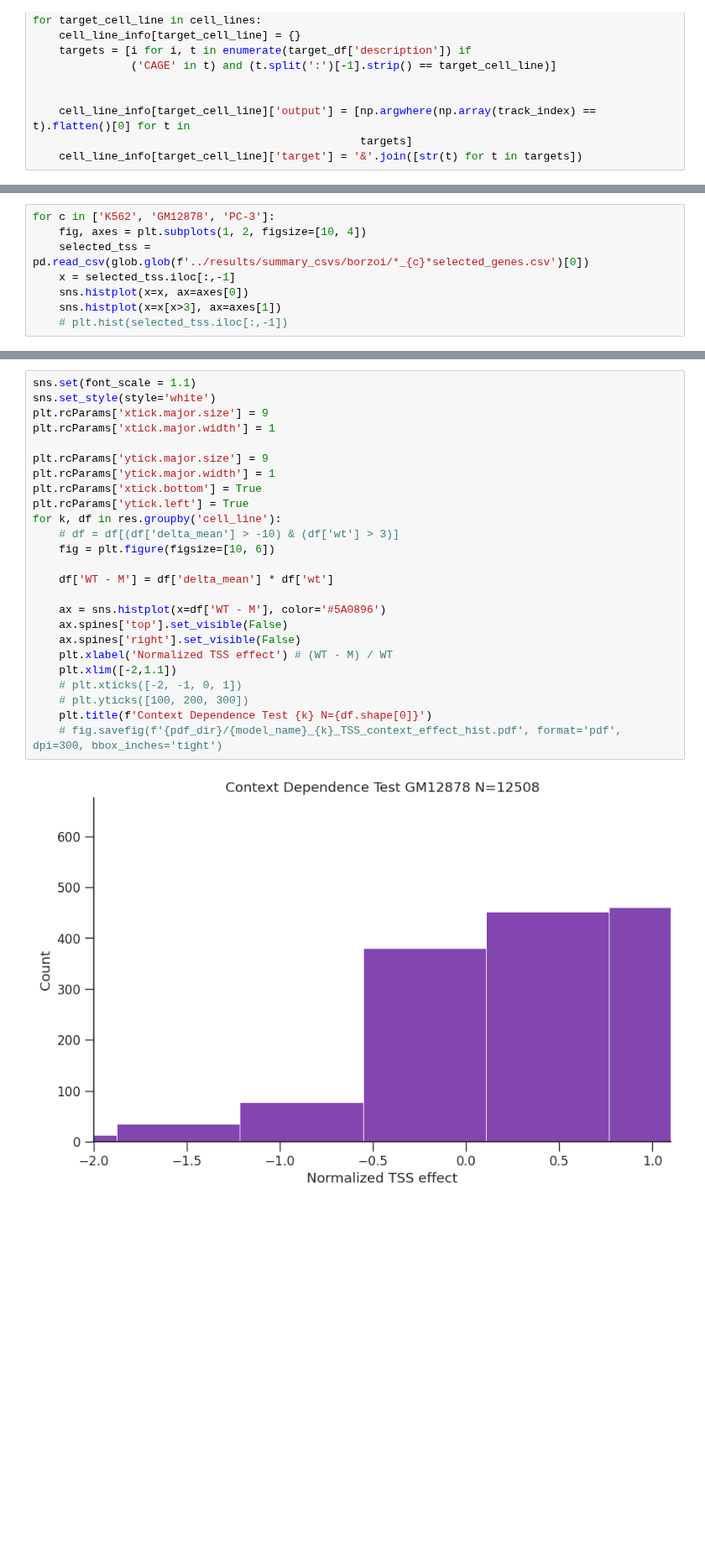
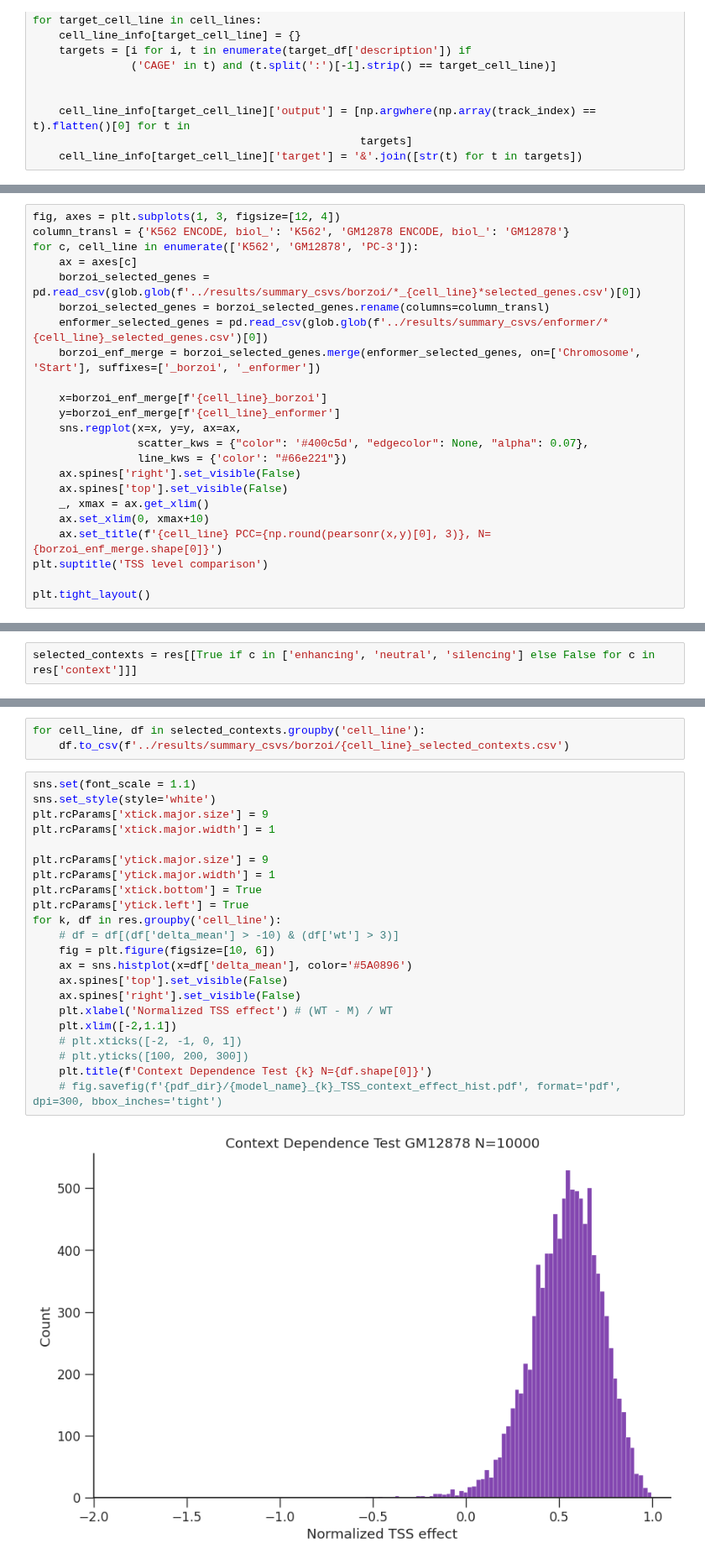
Before and after one commit to p-koo/creme-nn, a Jupyter notebook: figures/Borzoi.ipynb, the cells around one changed output, grey strips where cells are left out. Shown at 84% size. Drawn from its saved outputs; the diff is of its cells as text; blank space fills up the shorter version.

```diff
--- a/figures/Borzoi.ipynb
+++ b/figures/Borzoi.ipynb
@@ -45,0 +79,23 @@ Number of overlapping top selected genes in PC-3 = 7752
+# %%
+fig, axes = plt.subplots(1, 3, figsize=[12, 4])
+column_transl = {'K562 ENCODE, biol_': 'K562', 'GM12878 ENCODE, biol_': 'GM12878'}
+for c, cell_line in enumerate(['K562', 'GM12878', 'PC-3']):
+    ax = axes[c]
+    borzoi_selected_genes = pd.read_csv(glob.glob(f'../results/summary_csvs/borzoi/*_{cell_line}*selected_genes.csv')[0])
+    borzoi_selected_genes = borzoi_selected_genes.rename(columns=column_transl)
+    enformer_selected_genes = pd.read_csv(glob.glob(f'../results/summary_csvs/enformer/*{cell_line}_selected_genes.csv')[0])
+    borzoi_enf_merge = borzoi_selected_genes.merge(enformer_selected_genes, on=['Chromosome', 'Start'], suffixes=['_borzoi', '_enformer'])
+
+    x=borzoi_enf_merge[f'{cell_line}_borzoi']
+    y=borzoi_enf_merge[f'{cell_line}_enformer']
+    sns.regplot(x=x, y=y, ax=ax,
+                scatter_kws = {"color": '#400c5d', "edgecolor": None, "alpha": 0.07},
+                line_kws = {'color': "#66e221"})
+    ax.spines['right'].set_visible(False)
+    ax.spines['top'].set_visible(False)
+    _, xmax = ax.get_xlim()
+    ax.set_xlim(0, xmax+10)
+    ax.set_title(f'{cell_line} PCC={np.round(pearsonr(x,y)[0], 3)}, N={borzoi_enf_merge.shape[0]}')
+plt.suptitle('TSS level comparison')
+
+plt.tight_layout()
@@ -111,8 +152,0 @@ Name: PC-3, Length: 8404, dtype: float64
-# %%
-for c in ['K562', 'GM12878', 'PC-3']:
-    fig, axes = plt.subplots(1, 2, figsize=[10, 4])
-    selected_tss = pd.read_csv(glob.glob(f'../results/summary_csvs/borzoi/*_{c}*selected_genes.csv')[0])
-    x = selected_tss.iloc[:,-1]
-    sns.histplot(x=x, ax=axes[0])
-    sns.histplot(x=x[x>3], ax=axes[1])
-    # plt.hist(selected_tss.iloc[:,-1])
@@ -122,0 +153,2 @@ for c in ['K562', 'GM12878', 'PC-3']:
+# %%
+selected_contexts = res[[True if c in ['enhancing', 'neutral', 'silencing'] else False for c in res['context']]]
@@ -123,27 +169,27 @@ for c in ['K562', 'GM12878', 'PC-3']:
+# %%
+for cell_line, df in selected_contexts.groupby('cell_line'):
+    df.to_csv(f'../results/summary_csvs/borzoi/{cell_line}_selected_contexts.csv')
 # %%
 sns.set(font_scale = 1.1)
 sns.set_style(style='white')
 plt.rcParams['xtick.major.size'] = 9
 plt.rcParams['xtick.major.width'] = 1
 
 plt.rcParams['ytick.major.size'] = 9
 plt.rcParams['ytick.major.width'] = 1
 plt.rcParams['xtick.bottom'] = True
 plt.rcParams['ytick.left'] = True
 for k, df in res.groupby('cell_line'):
     # df = df[(df['delta_mean'] > -10) & (df['wt'] > 3)]
     fig = plt.figure(figsize=[10, 6])
-
-    df['WT - M'] = df['delta_mean'] * df['wt']
-
-    ax = sns.histplot(x=df['WT - M'], color='#5A0896')
+    ax = sns.histplot(x=df['delta_mean'], color='#5A0896')
     ax.spines['top'].set_visible(False)
     ax.spines['right'].set_visible(False)
     plt.xlabel('Normalized TSS effect') # (WT - M) / WT
     plt.xlim([-2,1.1])
     # plt.xticks([-2, -1, 0, 1])
     # plt.yticks([100, 200, 300])
     plt.title(f'Context Dependence Test {k} N={df.shape[0]}')
     # fig.savefig(f'{pdf_dir}/{model_name}_{k}_TSS_context_effect_hist.pdf', format='pdf', dpi=300, bbox_inches='tight')
 # %% [output]
-[figure, old version]
+[figure, new version]
```
Also changed, not shown: parts of 25 cells of this notebook, 15 other files.
